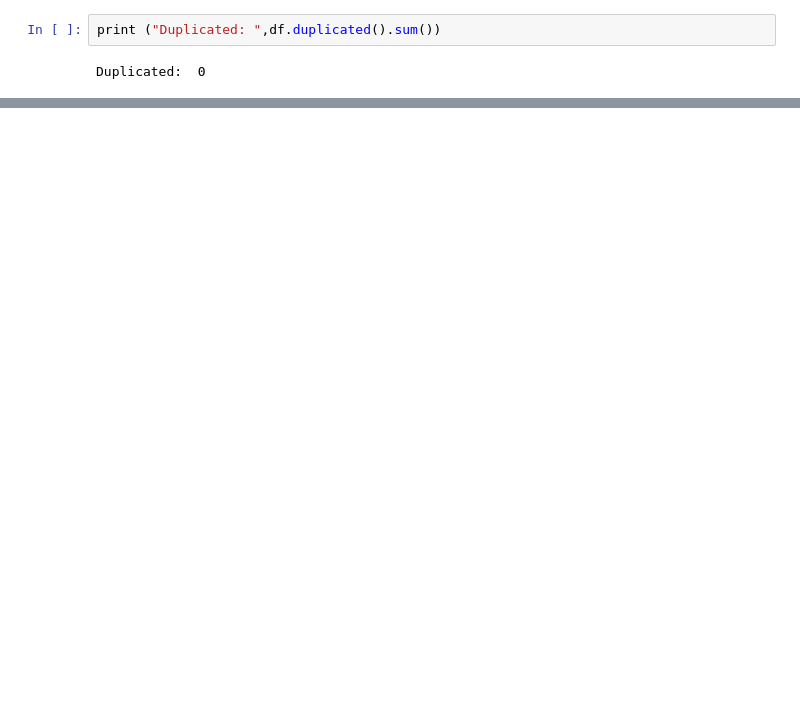
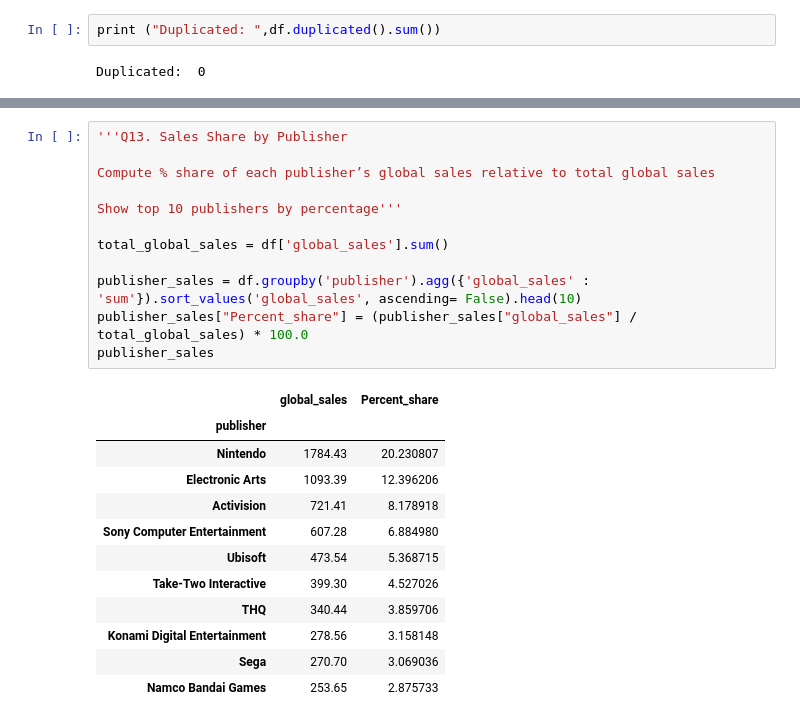
Before and after one commit to 1DownLabs/python-foundations, a Jupyter notebook: notebooks/04_file_handling_csv.ipynb, the cells around one changed output, grey strips where cells are left out. Drawn from its saved outputs; the diff is of its cells as text; blank space fills up the shorter version.

```diff
--- a/notebooks/04_file_handling_csv.ipynb
+++ b/notebooks/04_file_handling_csv.ipynb
@@ -243,0 +420,25 @@ AttributeError: 'DataFrame' object has no attribute 'lower'
+# %%
+'''Q13. Sales Share by Publisher
+
+Compute % share of each publisher’s global sales relative to total global sales
+
+Show top 10 publishers by percentage'''
+
+total_global_sales = df['global_sales'].sum()
+
+publisher_sales = df.groupby('publisher').agg({'global_sales' : 'sum'}).sort_values('global_sales', ascending= False).head(10)
+publisher_sales["Percent_share"] = (publisher_sales["global_sales"] / total_global_sales) * 100.0
+publisher_sales
+# %% [output]
+|  | global_sales | Percent_share |
+| publisher |  |  |
+| Nintendo | 1784.43 | 20.230807 |
+| Electronic Arts | 1093.39 | 12.396206 |
+| Activision | 721.41 | 8.178918 |
+| Sony Computer Entertainment | 607.28 | 6.884980 |
+| Ubisoft | 473.54 | 5.368715 |
+| Take-Two Interactive | 399.30 | 4.527026 |
+| THQ | 340.44 | 3.859706 |
+| Konami Digital Entertainment | 278.56 | 3.158148 |
+| Sega | 270.70 | 3.069036 |
+| Namco Bandai Games | 253.65 | 2.875733 |
```
Also changed, not shown: parts of 14 cells of this notebook.
